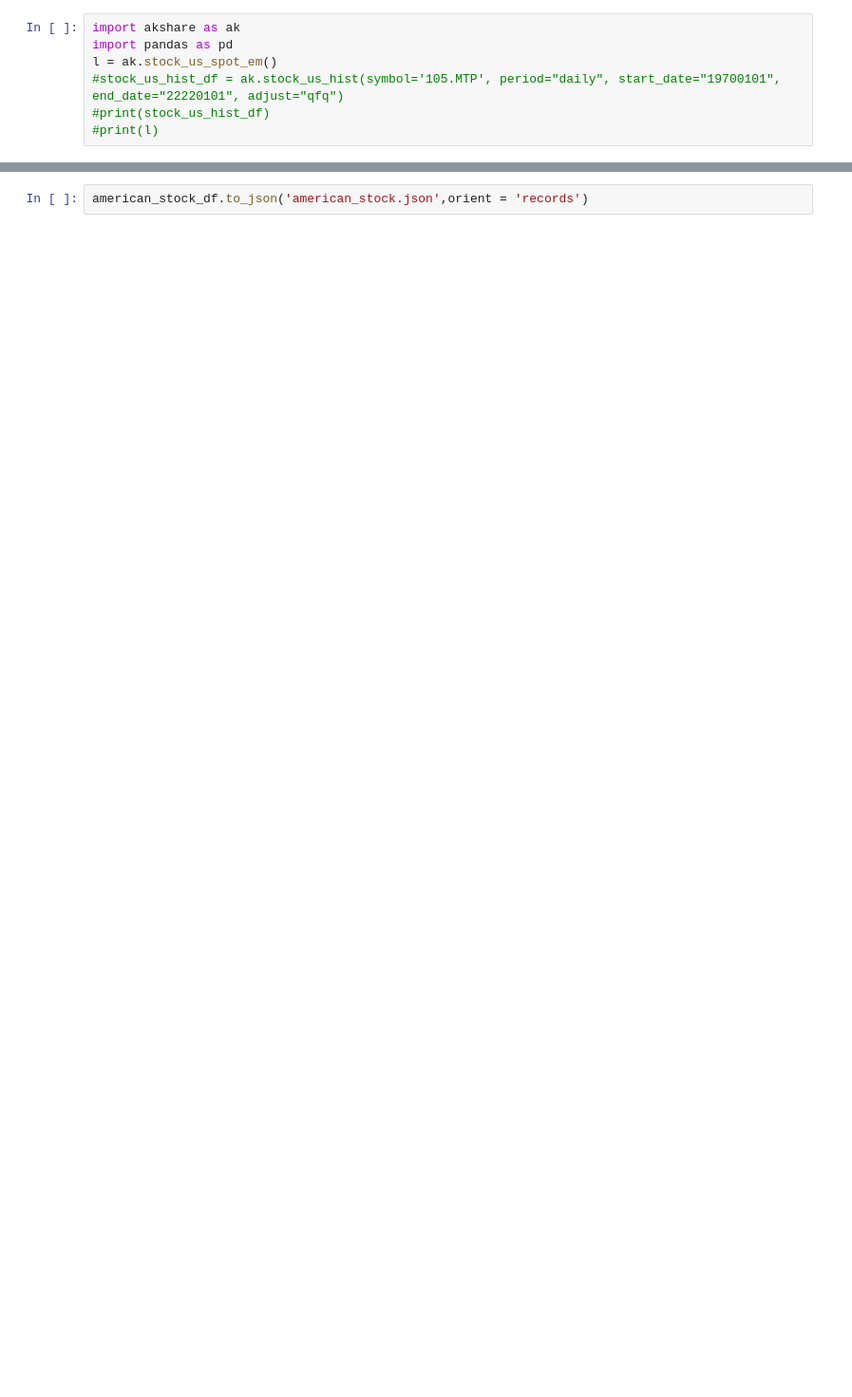
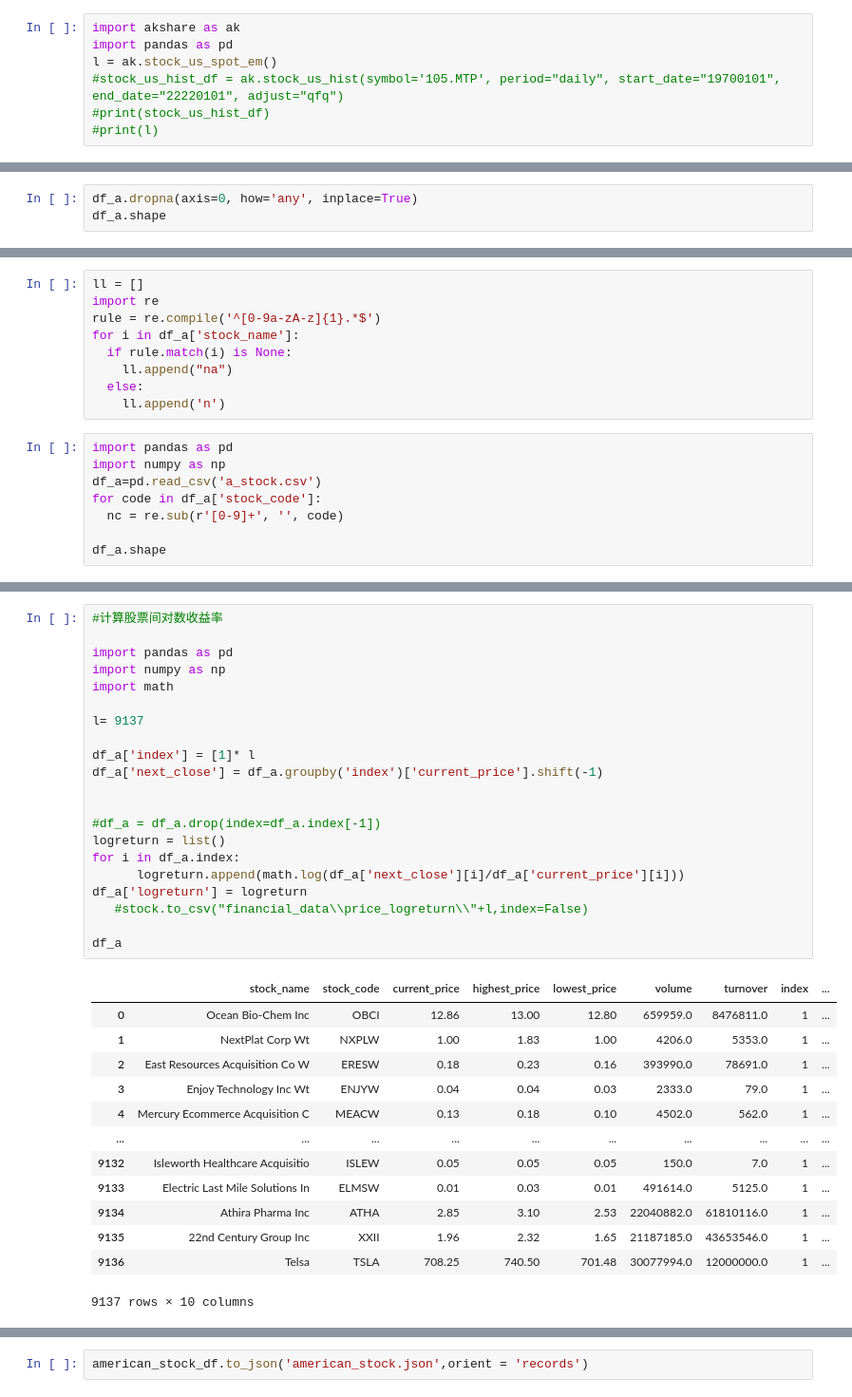
Before and after one commit to 19990715/BART-, a Jupyter notebook: demo1.ipynb, the cells around one changed output, grey strips where cells are left out. Shown at 95% size. Cells and saved outputs as stored; diff of their text form; blank space fills up the shorter version.

```diff
--- a/demo1.ipynb
+++ b/demo1.ipynb
@@ -35,0 +72,3 @@ american_stock_df
+# %%
+df_a.dropna(axis=0, how='any', inplace=True)
+df_a.shape
@@ -35,0 +85,17 @@ american_stock_df
+# %%
+ll = []
+import re
+rule = re.compile('^[0-9a-zA-z]{1}.*$')
+for i in df_a['stock_name']:
+  if rule.match(i) is None:
+    ll.append("na")
+  else:
+    ll.append('n')
+# %%
+import pandas as pd
+import numpy as np
+df_a=pd.read_csv('a_stock.csv')
+for code in df_a['stock_code']:
+  nc = re.sub(r'[0-9]+', '', code)
+
+df_a.shape
@@ -35,0 +112,35 @@ american_stock_df
+# %%
+#计算股票间对数收益率
+
+import pandas as pd
+import numpy as np
+import math
+
+l= 9137
+
+df_a['index'] = [1]* l
+df_a['next_close'] = df_a.groupby('index')['current_price'].shift(-1)
+
+
+#df_a = df_a.drop(index=df_a.index[-1])
+logreturn = list()
+for i in df_a.index:
+      logreturn.append(math.log(df_a['next_close'][i]/df_a['current_price'][i]))
+df_a['logreturn'] = logreturn
+   #stock.to_csv("financial_data\\price_logreturn\\"+l,index=False)
+
+df_a
+# %% [output]
+|  | stock_name | stock_code | current_price | highest_price | lowest_price | volume | turnover | index | ... |
+| 0 | Ocean Bio-Chem Inc | OBCI | 12.86 | 13.00 | 12.80 | 659959.0 | 8476811.0 | 1 | ... |
+| 1 | NextPlat Corp Wt | NXPLW | 1.00 | 1.83 | 1.00 | 4206.0 | 5353.0 | 1 | ... |
+| 2 | East Resources Acquisition Co W | ERESW | 0.18 | 0.23 | 0.16 | 393990.0 | 78691.0 | 1 | ... |
+| 3 | Enjoy Technology Inc Wt | ENJYW | 0.04 | 0.04 | 0.03 | 2333.0 | 79.0 | 1 | ... |
+| 4 | Mercury Ecommerce Acquisition C | MEACW | 0.13 | 0.18 | 0.10 | 4502.0 | 562.0 | 1 | ... |
+| ... | ... | ... | ... | ... | ... | ... | ... | ... | ... |
+| 9132 | Isleworth Healthcare Acquisitio | ISLEW | 0.05 | 0.05 | 0.05 | 150.0 | 7.0 | 1 | ... |
+| 9133 | Electric Last Mile Solutions In | ELMSW | 0.01 | 0.03 | 0.01 | 491614.0 | 5125.0 | 1 | ... |
+| 9134 | Athira Pharma Inc | ATHA | 2.85 | 3.10 | 2.53 | 22040882.0 | 61810116.0 | 1 | ... |
+| 9135 | 22nd Century Group Inc | XXII | 1.96 | 2.32 | 1.65 | 21187185.0 | 43653546.0 | 1 | ... |
+| 9136 | Telsa | TSLA | 708.25 | 740.50 | 701.48 | 30077994.0 | 12000000.0 | 1 | ... |
+9137 rows × 10 columns
```
Also changed, not shown: parts of 28 cells of this notebook.
